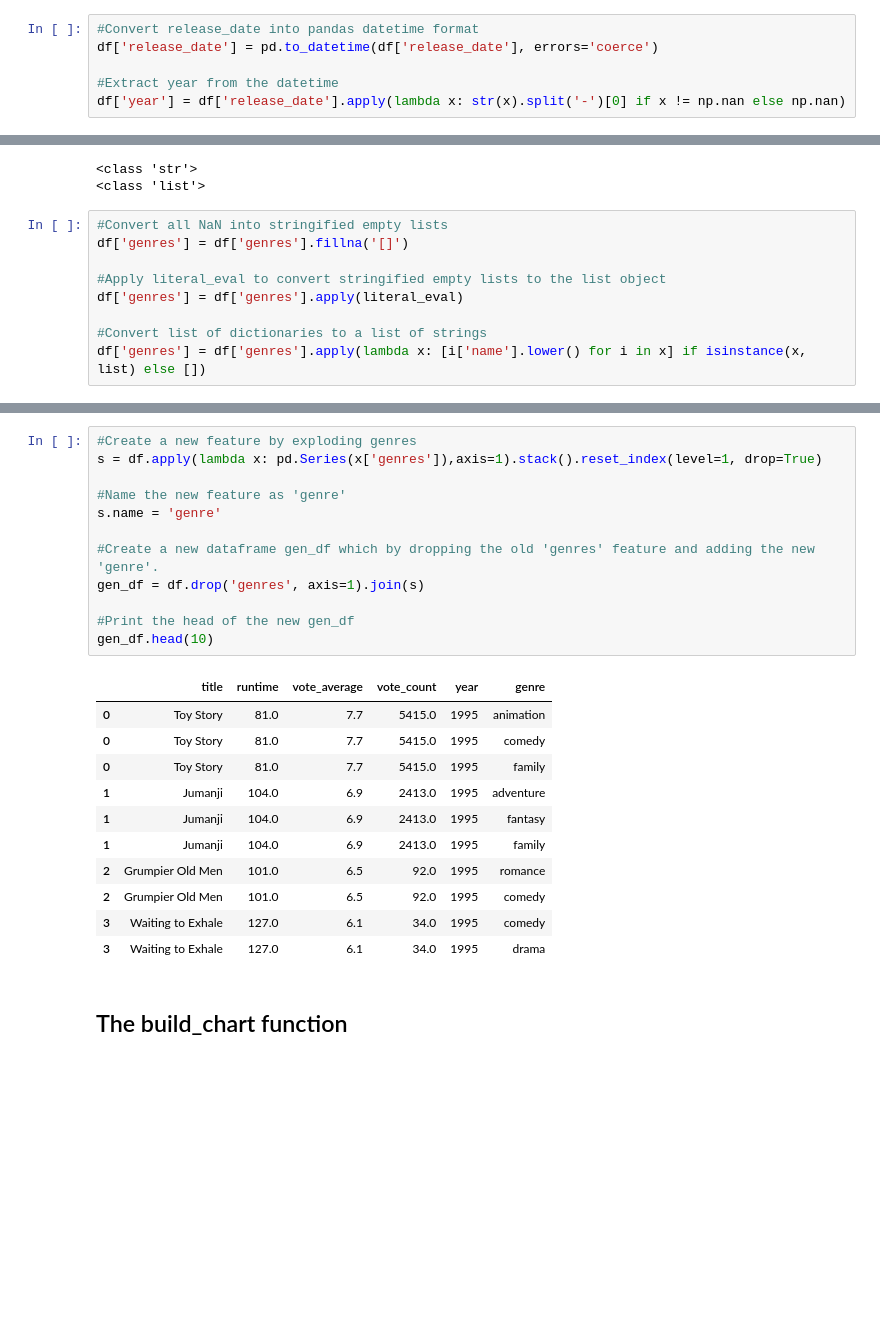
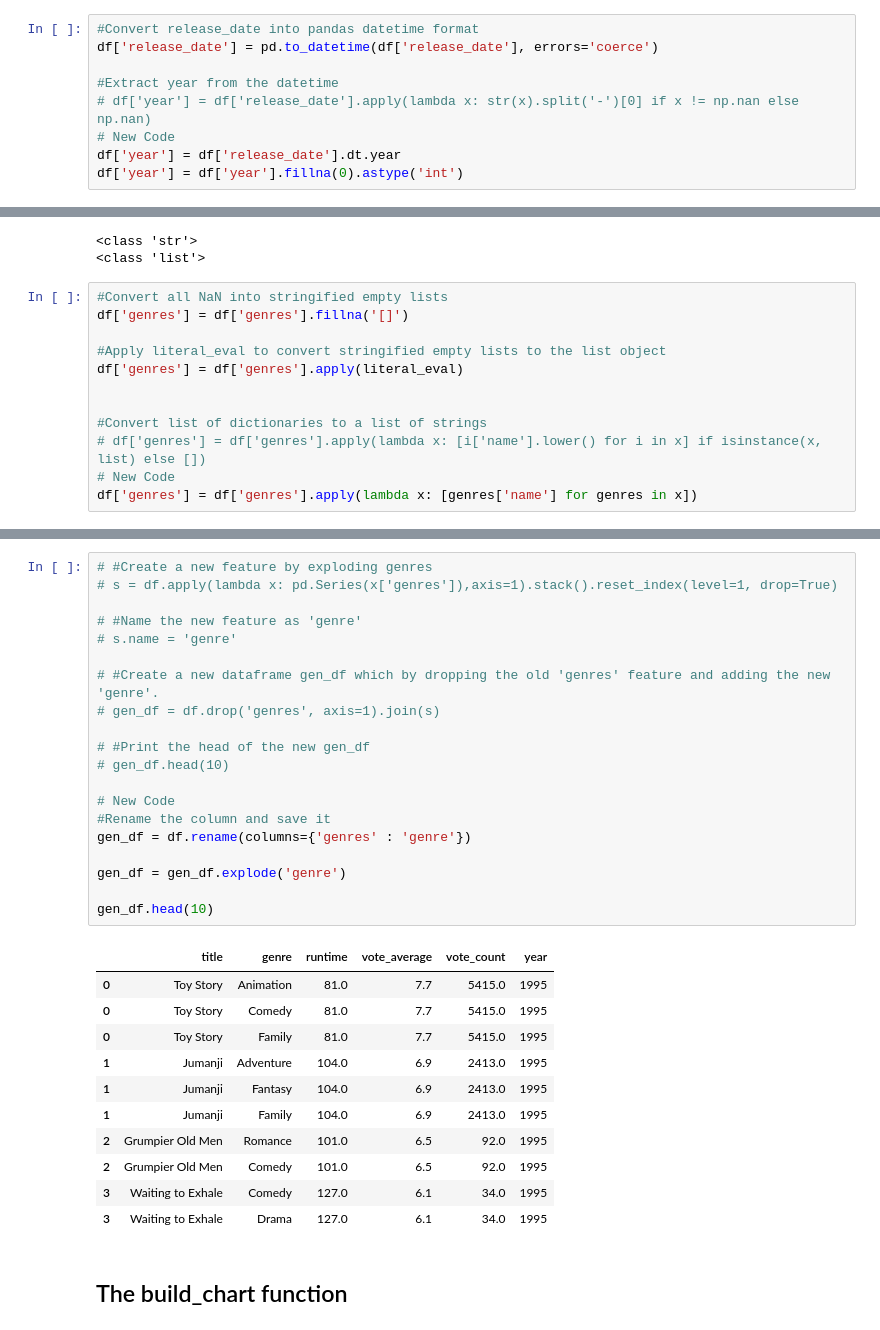
Before and after one commit to Abdullah-Mazhar-Arhamsoft/Machine-learning-practice, a Jupyter notebook: MOVIES - Recommender System .ipynb, the cells around one changed output, grey strips where cells are left out. Cells and saved outputs as stored; diff of their text form; blank space fills up the shorter version.

```diff
--- a/MOVIES - Recommender System .ipynb
+++ b/MOVIES - Recommender System .ipynb
@@ -512,4 +521,7 @@ df.head()
 df['release_date'] = pd.to_datetime(df['release_date'], errors='coerce')
 
 #Extract year from the datetime
-df['year'] = df['release_date'].apply(lambda x: str(x).split('-')[0] if x != np.nan else np.nan)
+# df['year'] = df['release_date'].apply(lambda x: str(x).split('-')[0] if x != np.nan else np.nan)
+# New Code
+df['year'] = df['release_date'].dt.year
+df['year'] = df['year'].fillna(0).astype('int')
@@ -573,8 +589,11 @@ df['genres'] = df['genres'].fillna('[]')
 #Apply literal_eval to convert stringified empty lists to the list object
 df['genres'] = df['genres'].apply(literal_eval)
 
+
 #Convert list of dictionaries to a list of strings
-df['genres'] = df['genres'].apply(lambda x: [i['name'].lower() for i in x] if isinstance(x, list) else [])
+# df['genres'] = df['genres'].apply(lambda x: [i['name'].lower() for i in x] if isinstance(x, list) else [])
+# New Code
+df['genres'] = df['genres'].apply(lambda x: [genres['name'] for genres in x])
 # %%
 df.head()
 # %% [output]
@@ -599,27 +630,35 @@ dtype: object
 # %%
-#Create a new feature by exploding genres
-s = df.apply(lambda x: pd.Series(x['genres']),axis=1).stack().reset_index(level=1, drop=True)
+# #Create a new feature by exploding genres
+# s = df.apply(lambda x: pd.Series(x['genres']),axis=1).stack().reset_index(level=1, drop=True)
 
-#Name the new feature as 'genre'
-s.name = 'genre'
+# #Name the new feature as 'genre'
+# s.name = 'genre'
 
-#Create a new dataframe gen_df which by dropping the old 'genres' feature and adding the new 'genre'.
-gen_df = df.drop('genres', axis=1).join(s)
+# #Create a new dataframe gen_df which by dropping the old 'genres' feature and adding the new 'genre'.
+# gen_df = df.drop('genres', axis=1).join(s)
 
-#Print the head of the new gen_df
+# #Print the head of the new gen_df
+# gen_df.head(10)
+
+# New Code
+#Rename the column and save it
+gen_df = df.rename(columns={'genres' : 'genre'})
+
+gen_df = gen_df.explode('genre')
+
 gen_df.head(10)
 # %% [output]
-|  | title | runtime | vote_average | vote_count | year | genre |
-| 0 | Toy Story | 81.0 | 7.7 | 5415.0 | 1995 | animation |
-| 0 | Toy Story | 81.0 | 7.7 | 5415.0 | 1995 | comedy |
-| 0 | Toy Story | 81.0 | 7.7 | 5415.0 | 1995 | family |
-| 1 | Jumanji | 104.0 | 6.9 | 2413.0 | 1995 | adventure |
-| 1 | Jumanji | 104.0 | 6.9 | 2413.0 | 1995 | fantasy |
-| 1 | Jumanji | 104.0 | 6.9 | 2413.0 | 1995 | family |
-| 2 | Grumpier Old Men | 101.0 | 6.5 | 92.0 | 1995 | romance |
-| 2 | Grumpier Old Men | 101.0 | 6.5 | 92.0 | 1995 | comedy |
-| 3 | Waiting to Exhale | 127.0 | 6.1 | 34.0 | 1995 | comedy |
-| 3 | Waiting to Exhale | 127.0 | 6.1 | 34.0 | 1995 | drama |
+|  | title | genre | runtime | vote_average | vote_count | year |
+| 0 | Toy Story | Animation | 81.0 | 7.7 | 5415.0 | 1995 |
+| 0 | Toy Story | Comedy | 81.0 | 7.7 | 5415.0 | 1995 |
+| 0 | Toy Story | Family | 81.0 | 7.7 | 5415.0 | 1995 |
+| 1 | Jumanji | Adventure | 104.0 | 6.9 | 2413.0 | 1995 |
+| 1 | Jumanji | Fantasy | 104.0 | 6.9 | 2413.0 | 1995 |
+| 1 | Jumanji | Family | 104.0 | 6.9 | 2413.0 | 1995 |
+| 2 | Grumpier Old Men | Romance | 101.0 | 6.5 | 92.0 | 1995 |
+| 2 | Grumpier Old Men | Comedy | 101.0 | 6.5 | 92.0 | 1995 |
+| 3 | Waiting to Exhale | Comedy | 127.0 | 6.1 | 34.0 | 1995 |
+| 3 | Waiting to Exhale | Drama | 127.0 | 6.1 | 34.0 | 1995 |
 # %% [markdown]
 ## The build_chart function
 # %%
```
Also changed, not shown: parts of 33 cells of this notebook.
